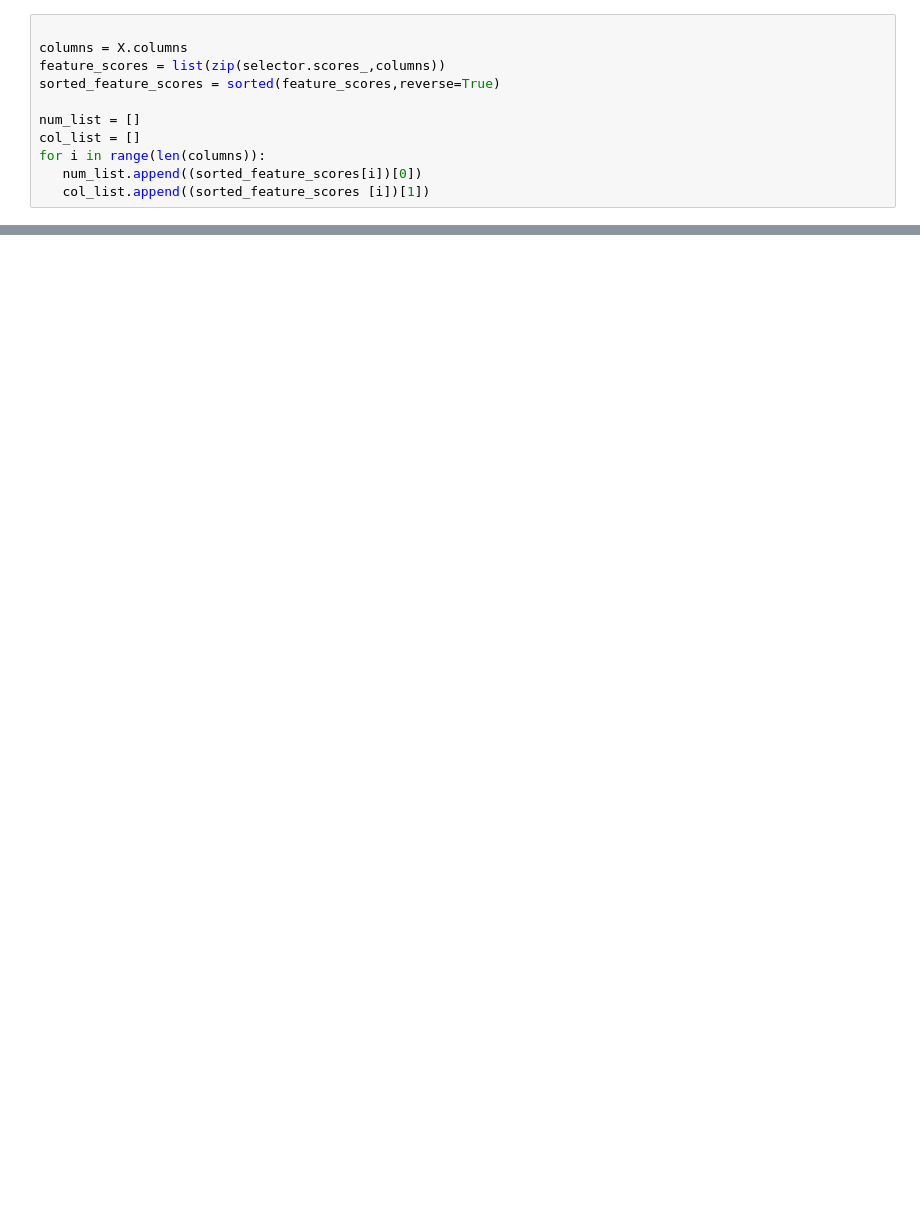
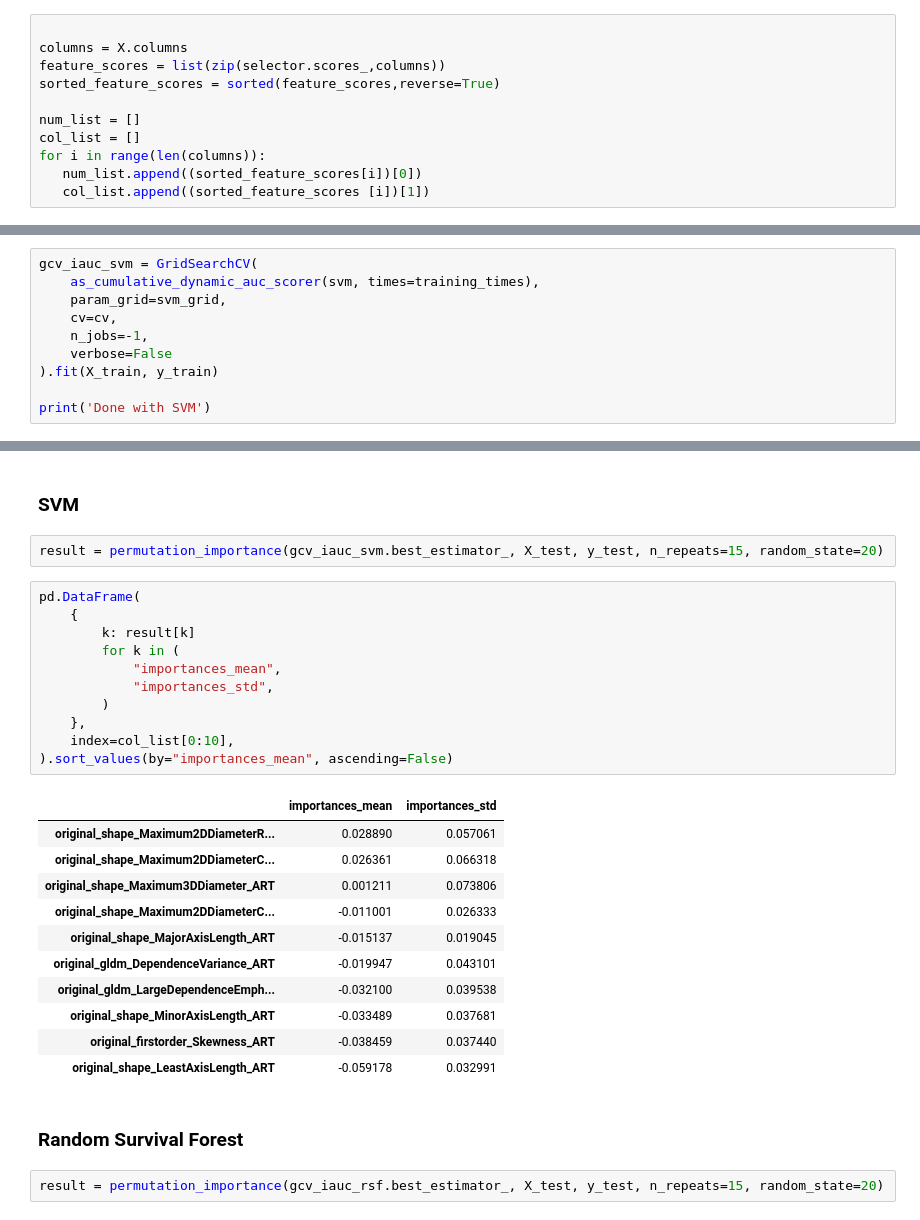
Before and after one commit to V1ncenttt/liver-cancer-survival-analysis, a Jupyter notebook: src/models.ipynb, the cells around one changed output, grey strips where cells are left out. Drawn from its saved outputs; the diff is of its cells as text; blank space fills up the shorter version.

```diff
--- a/src/models.ipynb
+++ b/src/models.ipynb
@@ -178,0 +217,10 @@ sum(fn(1825) for fn in surv_funcs)
+# %%
+gcv_iauc_svm = GridSearchCV(
+    as_cumulative_dynamic_auc_scorer(svm, times=training_times),
+    param_grid=svm_grid,
+    cv=cv,
+    n_jobs=-1,
+    verbose=False
+).fit(X_train, y_train)
+
+print('Done with SVM')
@@ -178,0 +399,31 @@ sum(fn(1825) for fn in surv_funcs)
+# %% [markdown]
+### SVM
+# %%
+result = permutation_importance(gcv_iauc_svm.best_estimator_, X_test, y_test, n_repeats=15, random_state=20)
+# %%
+pd.DataFrame(
+    {
+        k: result[k]
+        for k in (
+            "importances_mean",
+            "importances_std",
+        )
+    },
+    index=col_list[0:10],
+).sort_values(by="importances_mean", ascending=False)
+# %% [output]
+|  | importances_mean | importances_std |
+| original_shape_Maximum2DDiameterR... | 0.028890 | 0.057061 |
+| original_shape_Maximum2DDiameterC... | 0.026361 | 0.066318 |
+| original_shape_Maximum3DDiameter_ART | 0.001211 | 0.073806 |
+| original_shape_Maximum2DDiameterC... | -0.011001 | 0.026333 |
+| original_shape_MajorAxisLength_ART | -0.015137 | 0.019045 |
+| original_gldm_DependenceVariance_ART | -0.019947 | 0.043101 |
+| original_gldm_LargeDependenceEmph... | -0.032100 | 0.039538 |
+| original_shape_MinorAxisLength_ART | -0.033489 | 0.037681 |
+| original_firstorder_Skewness_ART | -0.038459 | 0.037440 |
+| original_shape_LeastAxisLength_ART | -0.059178 | 0.032991 |
+# %% [markdown]
+### Random Survival Forest
+# %%
+result = permutation_importance(gcv_iauc_rsf.best_estimator_, X_test, y_test, n_repeats=15, random_state=20)
```
Also changed, not shown: parts of 63 cells of this notebook.
